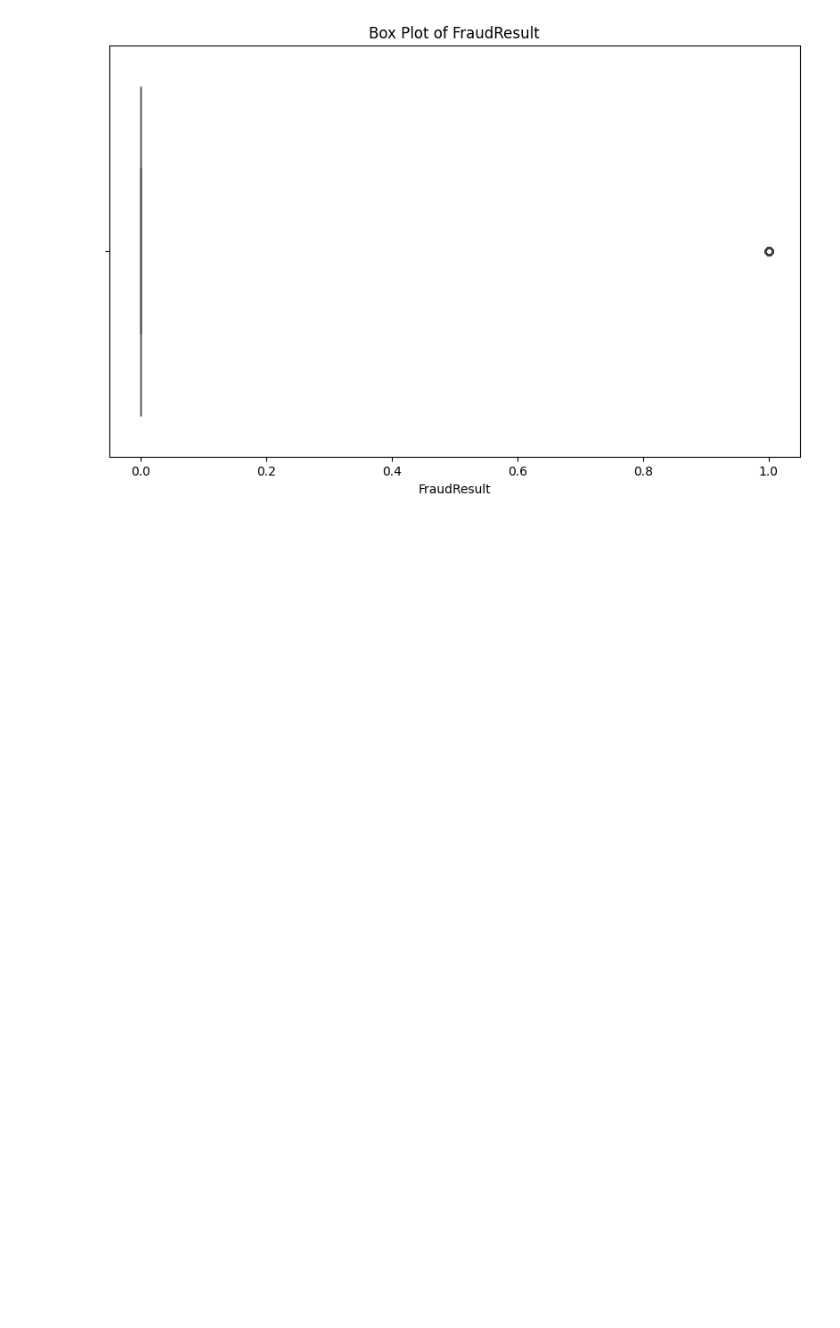
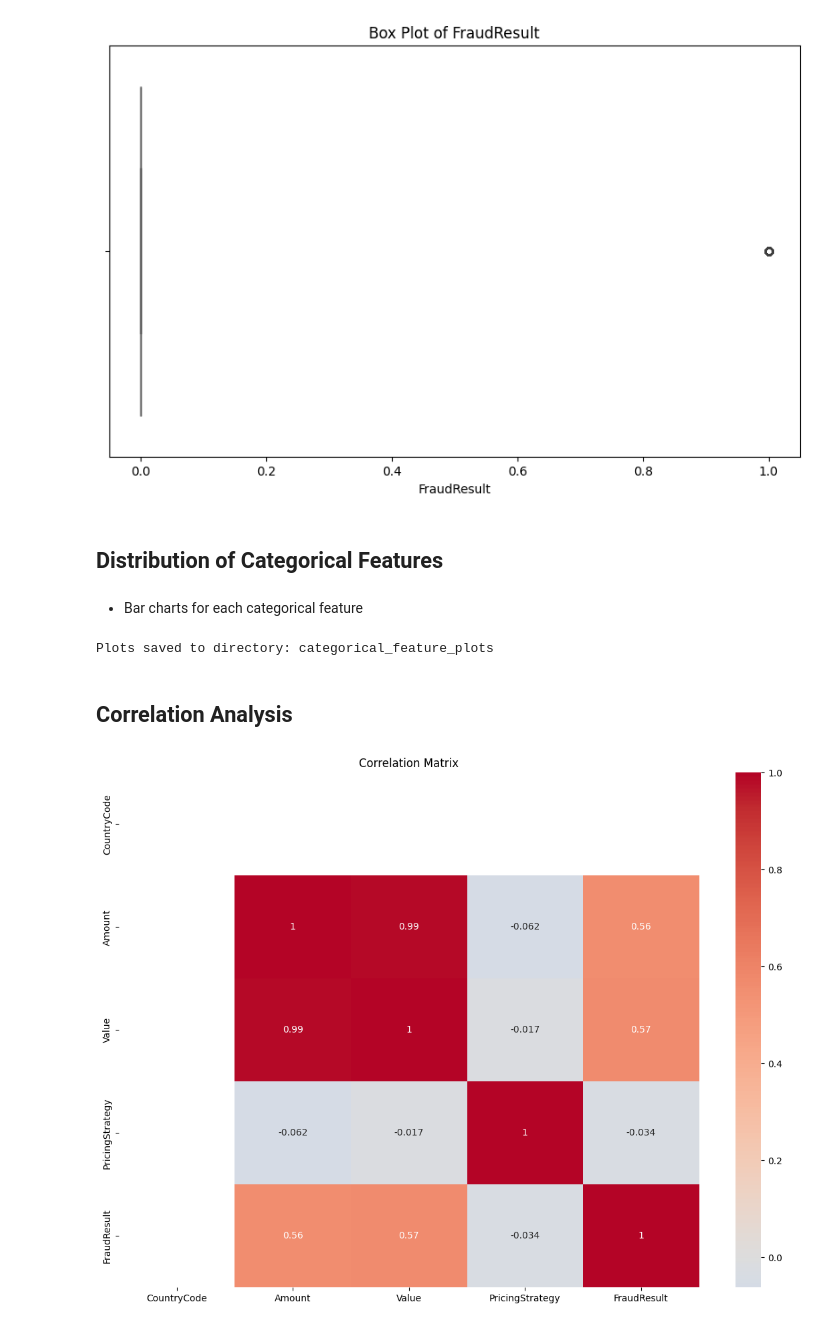
Before and after one commit to teddyhabtamu/Kifiya-AIM-Week-6, a Jupyter notebook: notebooks/EDA.ipynb, the cells around one changed output. Saved outputs shown, nothing was run; the diff lists cells and outputs as text; code cells hidden in the pictures; blank space fills up the shorter version.

Commit message:
(Correlation Analysis)Understanding the relationship between numerical features

```diff
--- a/notebooks/EDA.ipynb
+++ b/notebooks/EDA.ipynb
@@ -165,3 +166,45 @@ for feature in numerical_features:
 [figure]
 [figure]
 [figure]
+# %% [markdown]
+## Distribution of Categorical Features
+# %% [markdown]
+* Bar charts for each categorical feature
+# %%
+output_dir = 'categorical_feature_plots'
+os.makedirs(output_dir, exist_ok=True)
+
+# Calculate frequency counts and save bar charts for each categorical feature
+for feature in categorical_features:
+    plt.figure(figsize=(14, 6))
+
+    # Calculate frequency counts
+    value_counts = df[feature].value_counts().head(20)  # Limit to top 20 categories for performance
+
+    # Bar Plot
+    sns.barplot(x=value_counts.index, y=value_counts.values)
+    plt.title(f'Distribution of {feature}')
+    plt.xlabel(feature)
+    plt.ylabel('Frequency')
+    plt.xticks(rotation=45)
+
+    # Save the plot to a file
+    plot_filename = os.path.join(output_dir, f'{feature}_distribution.png')
+    plt.savefig(plot_filename)
+    plt.close()
+
+print(f"Plots saved to directory: {output_dir}")
+# %% [output]
+Plots saved to directory: categorical_feature_plots
+# %% [markdown]
+## Correlation Analysis
+# %%
+correlation_matrix = df[numerical_features].corr()
+
+# Plot the heatmap
+plt.figure(figsize=(14, 10))
+sns.heatmap(correlation_matrix, annot=True, cmap='coolwarm', center=0)
+plt.title('Correlation Matrix')
+plt.show()
+# %% [output]
+[figure, added]
```
Also changed, not shown: parts of 1 cell of this notebook.
